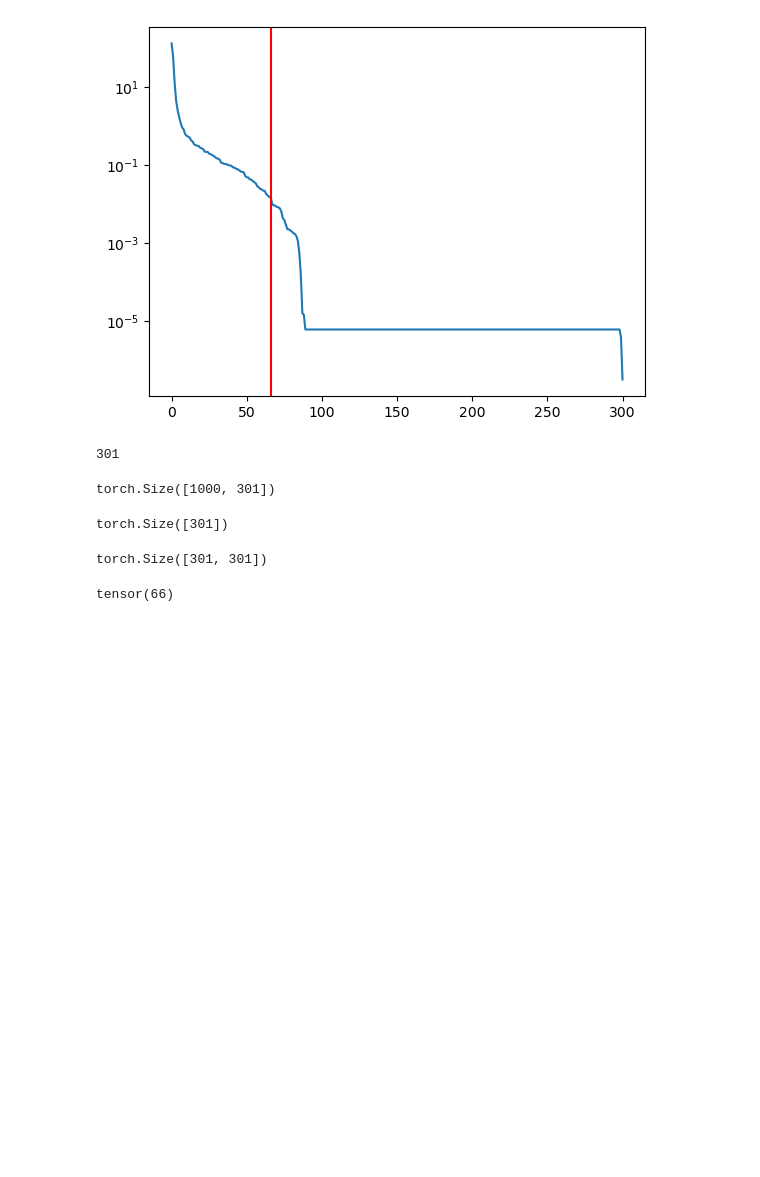
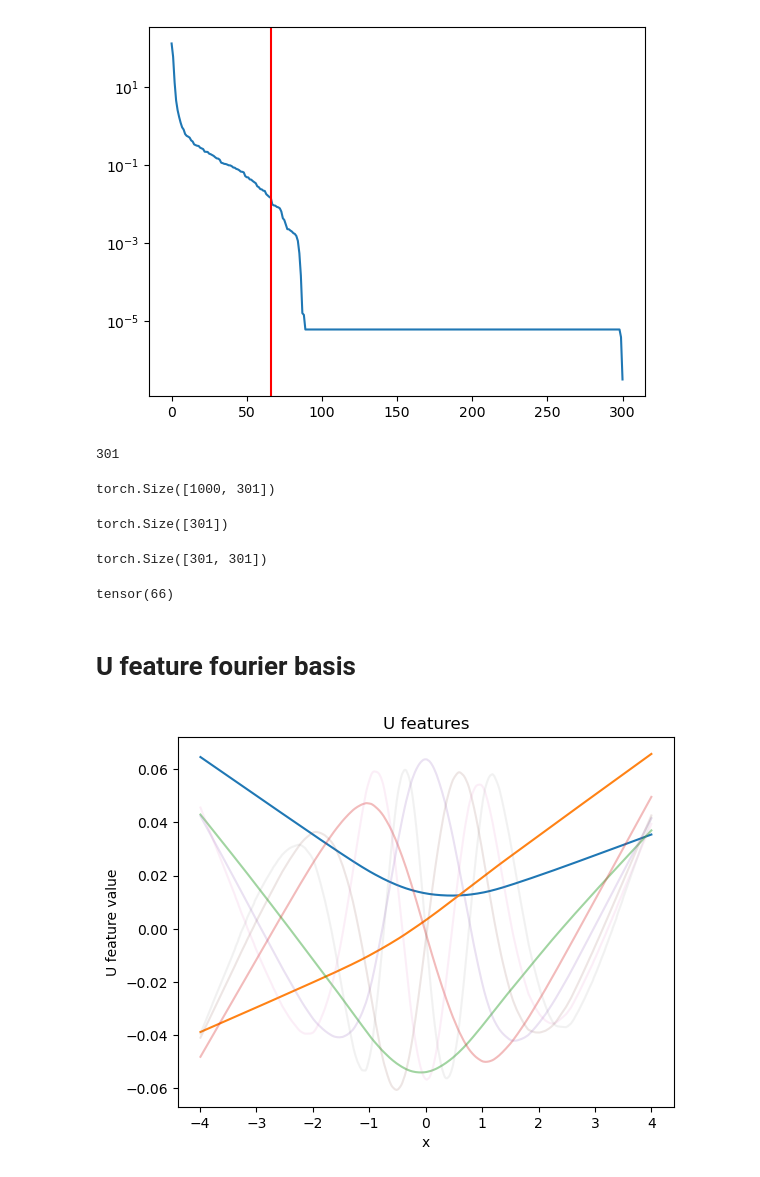
Before and after one commit to LRudL/dots, a Jupyter notebook: notebooks/u_features_exploration2.ipynb, the cells around one changed output. Saved outputs shown, nothing was run; the diff lists cells and outputs as text; code cells hidden in the pictures; blank space fills up the shorter version.

```diff
--- a/notebooks/u_features_exploration2.ipynb
+++ b/notebooks/u_features_exploration2.ipynb
@@ -183,3 +180,5 @@ torch.Size([301, 301])
 model0b.jacobian_matrix_rank(range_batch(-1, 1, 1000))
 # %% [output]
 tensor(66)
+# %% [markdown]
+# U feature fourier basis
@@ -185,0 +188,6 @@ tensor(66)
+# %%
+model = MLP(1, 1, [1024])
+# %%
+plot_1d_u_feats(model, range_batch(-4, 4, 1000, sort=True))
+# %% [output]
+[figure, added]
```
Also changed, not shown: parts of 2 cells of this notebook, 2 other files.
